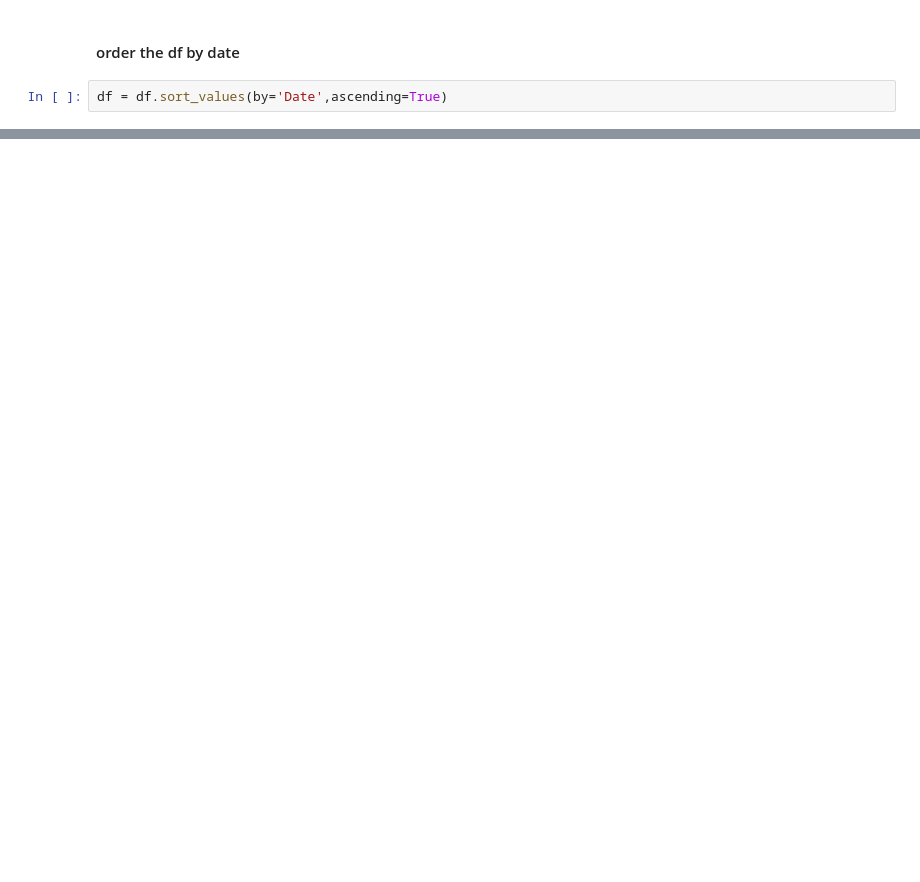
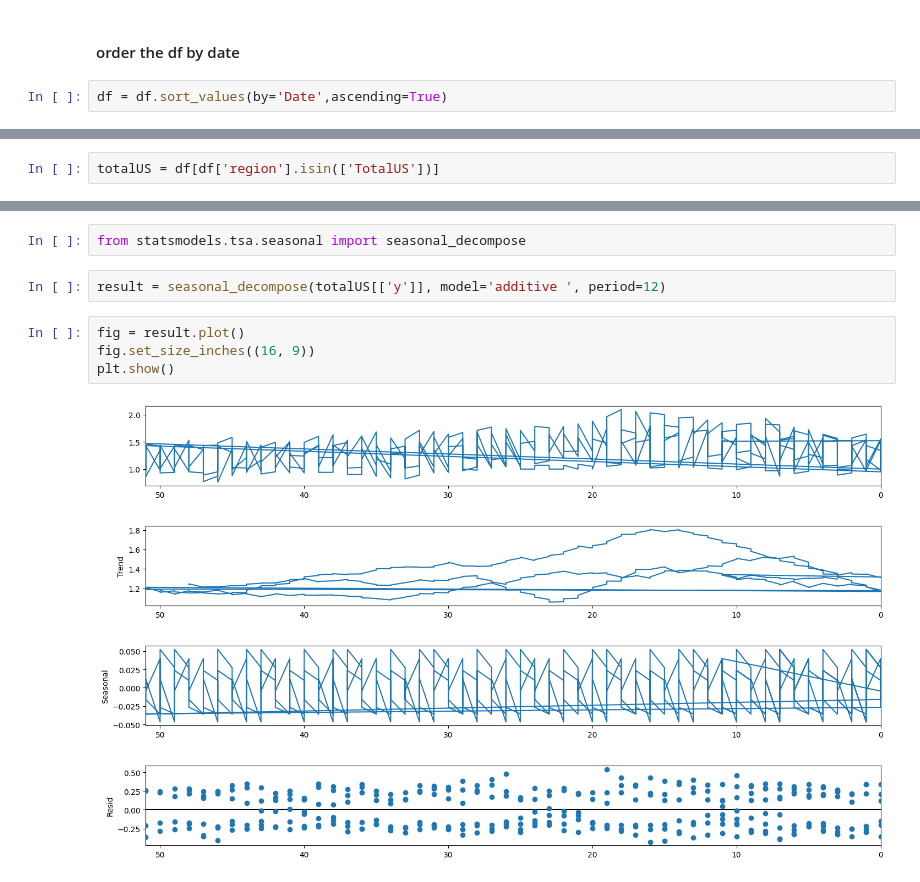
Before and after one commit to Mar19845/DataScience, a Jupyter notebook: LAB9/lab9.ipynb, the cells around one changed output, grey strips where cells are left out. Cells and saved outputs as stored; diff of their text form; blank space fills up the shorter version.

```diff
--- a/LAB9/lab9.ipynb
+++ b/LAB9/lab9.ipynb
@@ -98,0 +161,2 @@ df = df.sort_values(by='Date',ascending=True)
+# %%
+totalUS = df[df['region'].isin(['TotalUS'])]
@@ -98,0 +172,10 @@ df = df.sort_values(by='Date',ascending=True)
+# %%
+from statsmodels.tsa.seasonal import seasonal_decompose
+# %%
+result = seasonal_decompose(totalUS[['y']], model='additive ', period=12)
+# %%
+fig = result.plot()
+fig.set_size_inches((16, 9))
+plt.show()
+# %% [output]
+[figure, added]
```
Also changed, not shown: parts of 19 cells of this notebook.
